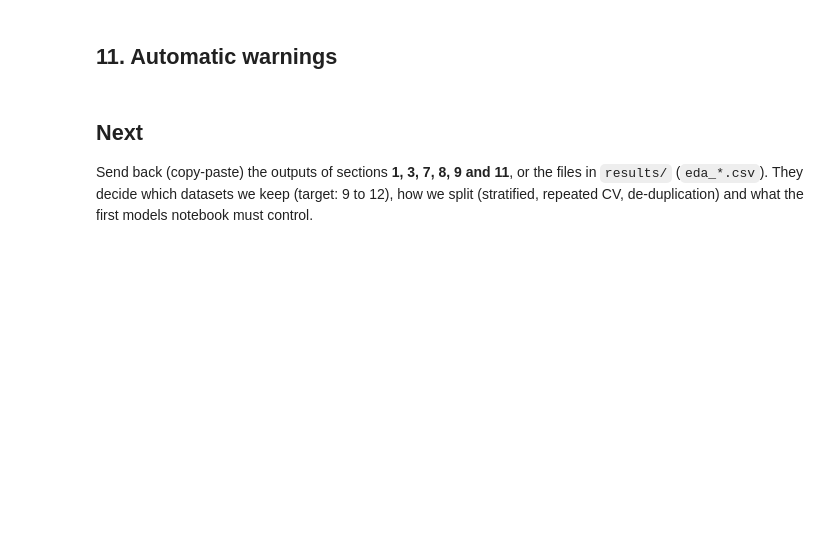
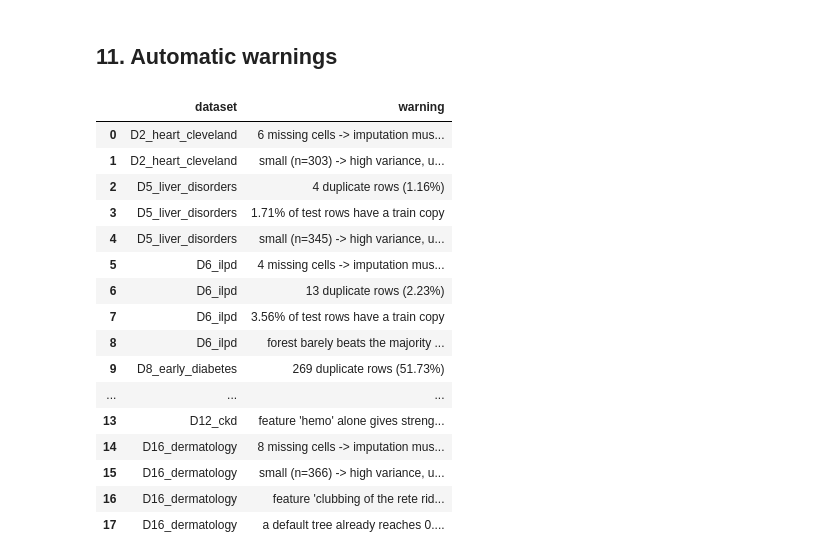
Before and after one commit to aziz-mokni/ESPRIT-ProjetMLA-4DAS_I15-2627-Intelos, a Jupyter notebook: ensemble_disease/notebooks/02_eda.ipynb, the cells around one changed output. Drawn from its saved outputs; the diff is of its cells as text; code cells hidden in the pictures; blank space fills up the shorter version.

Commit message:
docs(eda): executed 02_eda with results on 7 UCI datasets

```diff
--- a/ensemble_disease/notebooks/02_eda.ipynb
+++ b/ensemble_disease/notebooks/02_eda.ipynb
@@ -118,21 +243,34 @@ for name, (X, y) in data.items():
 # %%
 warn = []
 for k in data:
-    s = summary.loc[k]
+    s = summary.astype(object).loc[k]   # keep ints as ints in the messages
     if s.imbalance_ratio >= 3: warn.append((k, f"imbalanced (ratio {s.imbalance_ratio}) -> use F1/AUPRC, stratified splits"))
     if s.missing_pct > 0:      warn.append((k, f"{s.missing_cells} missing cells -> imputation must be inside CV folds"))
     if s.duplicate_rows > 0:   warn.append((k, f"{s.duplicate_rows} duplicate rows ({s.duplicate_pct}%)"))
     if leak.loc[k, "test_rows_with_train_copy_pct"] >= 1: warn.append((k, f"{leak.loc[k,'test_rows_with_train_copy_pct']}% of test rows have a train copy"))
     if s.constant_cols > 0:    warn.append((k, f"{s.constant_cols} constant column(s)"))
     if s.n < 400:              warn.append((k, f"small (n={s.n}) -> high variance, use repeated CV"))
     if auc_tables[k].strength.iloc[0] >= 0.90: warn.append((k, f"feature '{auc_tables[k].feature.iloc[0]}' alone gives strength {auc_tables[k].strength.iloc[0]}"))
     if base.loc[k, "tree_acc"] >= 0.98: warn.append((k, f"a default tree already reaches {base.loc[k,'tree_acc']} accuracy (too easy / leakage?)"))
     if base.loc[k, "forest_acc"] - base.loc[k, "majority_acc"] < 0.05: warn.append((k, "forest barely beats the majority class"))
 w = pd.DataFrame(warn, columns=["dataset", "warning"])
 w.to_csv(eda.RESULTS / "eda_warnings.csv", index=False)
 display(w if len(w) else "No warning.")
+# %% [output]
+|  | dataset | warning |
+| 0 | D2_heart_cleveland | 6 missing cells -> imputation mus... |
+| 1 | D2_heart_cleveland | small (n=303) -> high variance, u... |
+| 2 | D5_liver_disorders | 4 duplicate rows (1.16%) |
+| 3 | D5_liver_disorders | 1.71% of test rows have a train copy |
+| 4 | D5_liver_disorders | small (n=345) -> high variance, u... |
+| 5 | D6_ilpd | 4 missing cells -> imputation mus... |
+| 6 | D6_ilpd | 13 duplicate rows (2.23%) |
+| 7 | D6_ilpd | 3.56% of test rows have a train copy |
+| 8 | D6_ilpd | forest barely beats the majority ... |
+| 9 | D8_early_diabetes | 269 duplicate rows (51.73%) |
+| ... | ... | ... |
+| 13 | D12_ckd | feature 'hemo' alone gives streng... |
+| 14 | D16_dermatology | 8 missing cells -> imputation mus... |
+| 15 | D16_dermatology | small (n=366) -> high variance, u... |
+| 16 | D16_dermatology | feature 'clubbing of the rete rid... |
+| 17 | D16_dermatology | a default tree already reaches 0.... |
-# %% [markdown]
-## Next
-Send back (copy-paste) the outputs of sections **1, 3, 7, 8, 9 and 11**, or the files in `results/` (`eda_*.csv`).
-They decide which datasets we keep (target: 9 to 12), how we split (stratified, repeated CV, de-duplication) and what
-the first models notebook must control.
```
Also changed, not shown: parts of 12 cells of this notebook.
